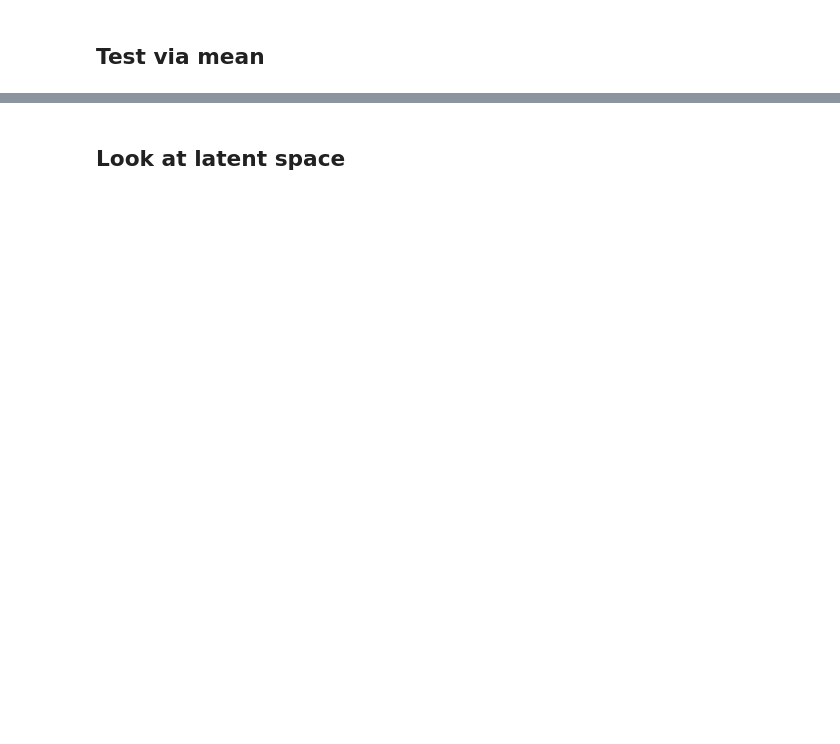
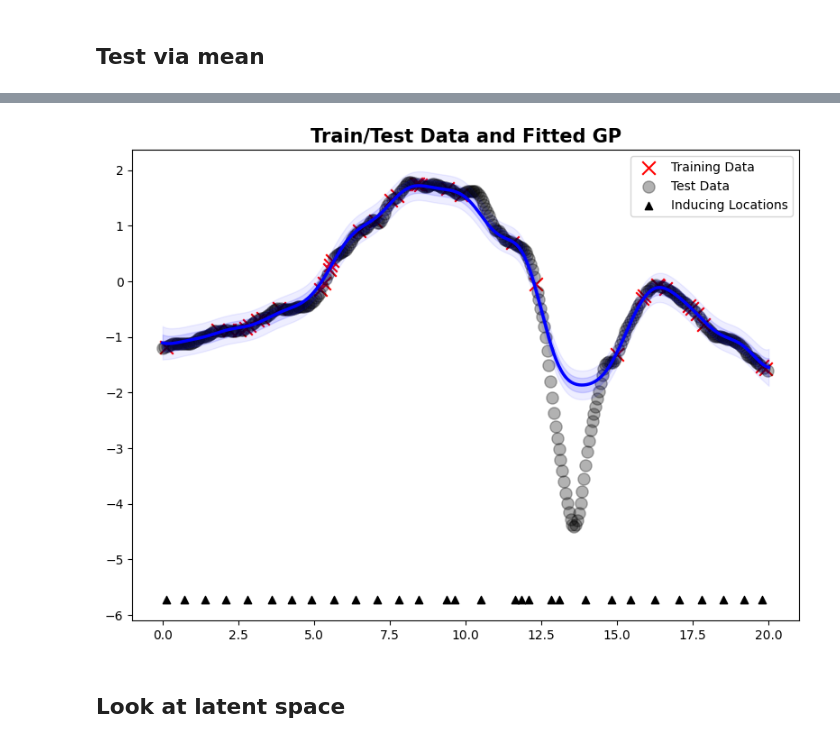
Before and after one commit to XiaoyuJiang17/Scalable_LVMOGP, a Jupyter notebook: analysis/mocap/OurModel/Scale_RBF/analysis.ipynb, the cells around one changed output, grey strips where cells are left out. Cells and saved outputs as stored; diff of their text form; code cells hidden in the pictures; blank space fills up the shorter version.

```diff
--- a/analysis/mocap/OurModel/Scale_RBF/analysis.ipynb
+++ b/analysis/mocap/OurModel/Scale_RBF/analysis.ipynb
@@ -13,9 +13,9 @@ from code_blocks.likelihoods.gaussian_likelihood import GaussianLikelihood
 # %%
 torch.set_default_dtype(torch.float64)
 # %%
-config_name = '/Users/jiangxiaoyu/Desktop/All Projects/Scalable_LVMOGP/configs/mocap/Scale_RBF/lvmogp_08_02_unfix.yaml'
-model_path = '/Users/jiangxiaoyu/Desktop/All Projects/Scalable_LVMOGP/experiments_results/mocap/Scale_RBF/lvmogp_08_02_unfix/2024-02-29_09:50:14/model.pth'
-likelihood_path = '/Users/jiangxiaoyu/Desktop/All Projects/Scalable_LVMOGP/experiments_results/mocap/Scale_RBF/lvmogp_08_02_unfix/2024-02-29_09:50:14/likelihood.pth'
+config_name = '/Users/jiangxiaoyu/Desktop/All Projects/Scalable_LVMOGP/configs/mocap/Scale_RBF/lvmogp_64_08.yaml'
+model_path = '/Users/jiangxiaoyu/Desktop/All Projects/Scalable_LVMOGP/experiments_results/mocap/Scale_RBF/lvmogp_64_08/2024-03-04_12:42:52/model.pth'
+likelihood_path = '/Users/jiangxiaoyu/Desktop/All Projects/Scalable_LVMOGP/experiments_results/mocap/Scale_RBF/lvmogp_64_08/2024-03-04_12:42:52/likelihood.pth'
 # %% [markdown]
 ## Load in model
 # %%
@@ -223,30 +257,32 @@ print('The output index with BEST test nll performance: ', test_nll_list_.index(
 # %%
-function_index = 0
+function_index = 52
 w_train_input, w_train_target, w_test_input, w_test_target, w_gp_pred_mean, w_gp_pred_std, performance_dirct = evaluate_on_single_output(
                                                         function_index = function_index,
                                                         data_inputs = data_inputs,
                                                         data_Y_squeezed = data_Y_squeezed,
                                                         ls_of_ls_train_input = ls_of_ls_train_input,
                                                         ls_of_ls_test_input = ls_of_ls_test_input,
                                                         train_sample_idx_ls = train_sample_idx_ls,
                                                         test_sample_idx_ls = test_sample_idx_ls,
                                                         all_pred_mean = all_pred_mean_,
                                                         all_pred_var = all_pred_var_,
                                                         n_data4visual = n_data4visual,
                                                         all_pred_mean4visual = all_pred_mean4visual_,
                                                         all_pred_var4visual = all_pred_var4visual_
 )
 
 plot_traindata_testdata_fittedgp(train_X=w_train_input,
                                  train_Y=w_train_target,
                                  test_X=w_test_input,
                                  test_Y=w_test_target,
                                  gp_X=inputs_total4visual,
                                  gp_pred_mean=w_gp_pred_mean,
                                  gp_pred_std=w_gp_pred_std,
                                  inducing_points_X=my_model.variational_strategy.inducing_points_input.data,
                                  n_inducing_C=config['n_inducing_input'],
                                  # title='Multi-Output Gaussian Processes, #32',
                                  title_fontsize=15) # NOTE: input is C not X
+# %% [output]
+[figure, added]
 # %% [markdown]
 ## Look at latent space
```
Also changed, not shown: parts of 8 cells of this notebook, 20 other files.
